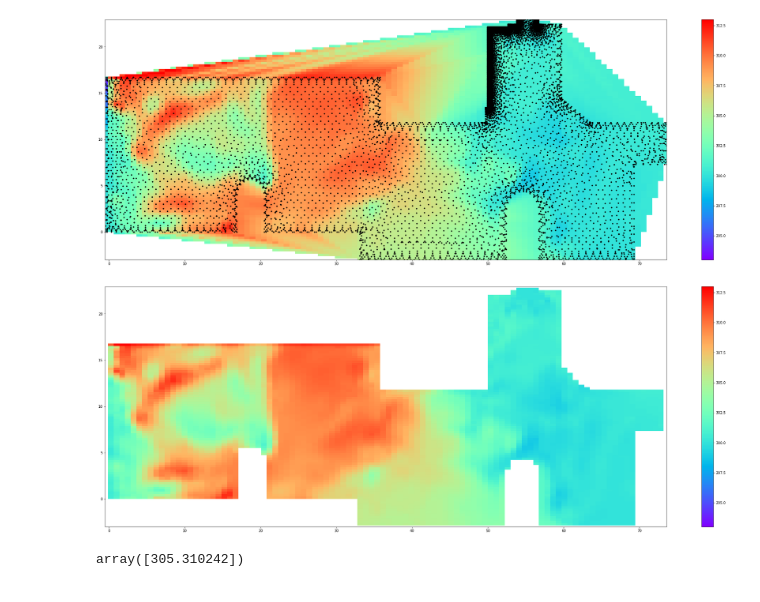
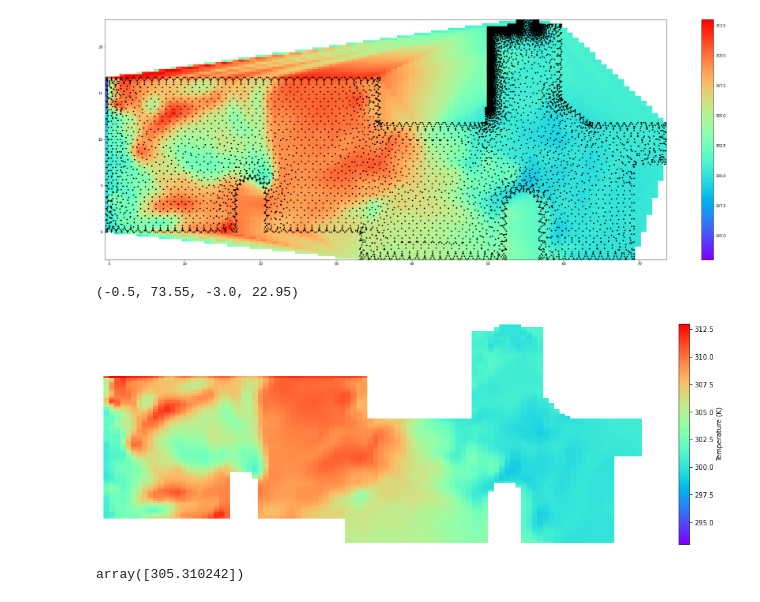
Before and after one commit to kishuqizhou/AlphaMobileSensing, a Jupyter notebook: Figure_drawing.ipynb, the cells around one changed output. Saved outputs shown, nothing was run; the diff lists cells and outputs as text; code cells hidden in the pictures.

```diff
--- a/Figure_drawing.ipynb
+++ b/Figure_drawing.ipynb
@@ -25,14 +25,14 @@ data
 from scipy.interpolate import LinearNDInterpolator
 from scipy.interpolate import NearestNDInterpolator
 # %%
-x=data.iloc[:,1]
-y=data.iloc[:,0]
-z=data.iloc[:,3]
+x=data.iloc[:,0]
+y=data.iloc[:,1]
+T=data.iloc[:,3]
 X = np.linspace(min(x), max(x), 100)
 Y = np.linspace(min(y), max(y), 100)
 X, Y = np.meshgrid(X, Y)
 # %%
-interp = LinearNDInterpolator(list(zip(x, y)), z)
+interp = LinearNDInterpolator(list(zip(x, y)), T)
 Z = interp(X, Y)
 # %%
 plt.figure(figsize=(37,13))
@@ -45,6 +45,21 @@ plt.colorbar()
 plt.clim(293,313)
 # %% [output]
 [figure]
+# %%
+delta=1.5
+
+for i in range(100):
+    for j in range(100):
+        bb=np.array([X[0,i], Y[j,0]])
+        judge_array=[0,0,0,0]
+        window_data=data.loc[(data['X']>(bb[0]-delta)) & (data['X']<(bb[0]+delta)) &
+        (data['Y']>(bb[1]-delta)) & (data['Y']<(bb[1]+delta)), ['X', 'Y']]
+        judge_array[0]=window_data.loc[(window_data['X']<bb[0]) & (window_data['Y']<bb[1])].empty
+        judge_array[1]=window_data.loc[(window_data['X']<bb[0]) & (window_data['Y']>bb[1])].empty
+        judge_array[2]=window_data.loc[(window_data['X']>bb[0]) & (window_data['Y']<bb[1])].empty
+        judge_array[3]=window_data.loc[(window_data['X']>bb[0]) & (window_data['Y']>bb[1])].empty
+        if True in judge_array:
+            Z[j,i]=np.nan
 # %%
 delta=1.5
 
@@ -60,17 +75,23 @@ for i in range(100):
         judge_array[3]=window_data.loc[(window_data['X']>bb[1]) & (window_data['Y']>bb[0])].empty
         if True in judge_array:
             Z[j,i]=np.nan
-# %%
-plt.figure(figsize=(37,13))
-
-plt.pcolormesh(X, Y, Z, shading='auto', cmap='rainbow')
-#plt.plot(x, y, ".k", label="input point")
-plt.xlim(-0.5,73.55)
-plt.ylim(-3,22.95)
-plt.colorbar()
-plt.clim(293,313)
-# %% [output]
-[figure, removed]
+# %%
+fig, ax=plt.subplots(1,1,figsize=(18,6))
+im=ax.pcolormesh(X, Y, Z, shading='auto', cmap='rainbow', vmin=293, vmax=313)
+
+
+ax.set_xlim(-0.5,73.55)
+ax.set_ylim(-3,22.95)
+cbar=fig.colorbar(im, orientation='vertical', label='Temperature (K)')
+
+ax.spines['left'].set_visible(False)
+ax.spines['top'].set_visible(False)
+ax.spines['right'].set_visible(False)
+ax.spines['bottom'].set_visible(False)
+ax.axis('off')
+# %% [output]
+(-0.5, 73.55, -3.0, 22.95)
+[figure, added]
 # %%
 k=interp([19, 13])
 # %%
```
Also changed, not shown: parts of 2 cells of this notebook.
